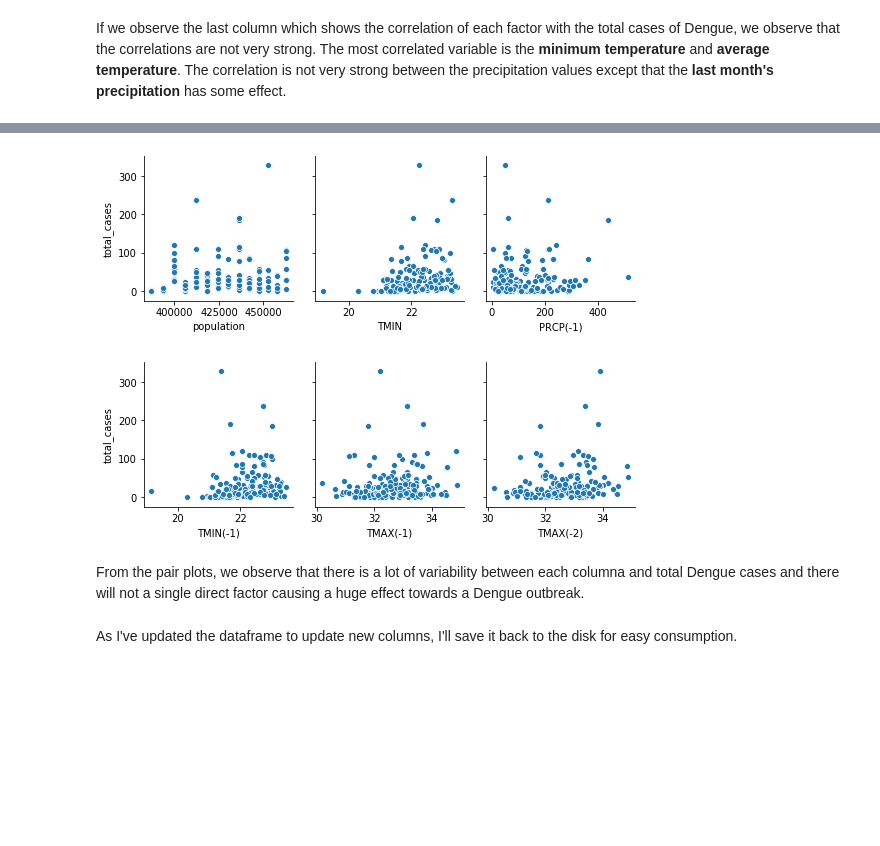
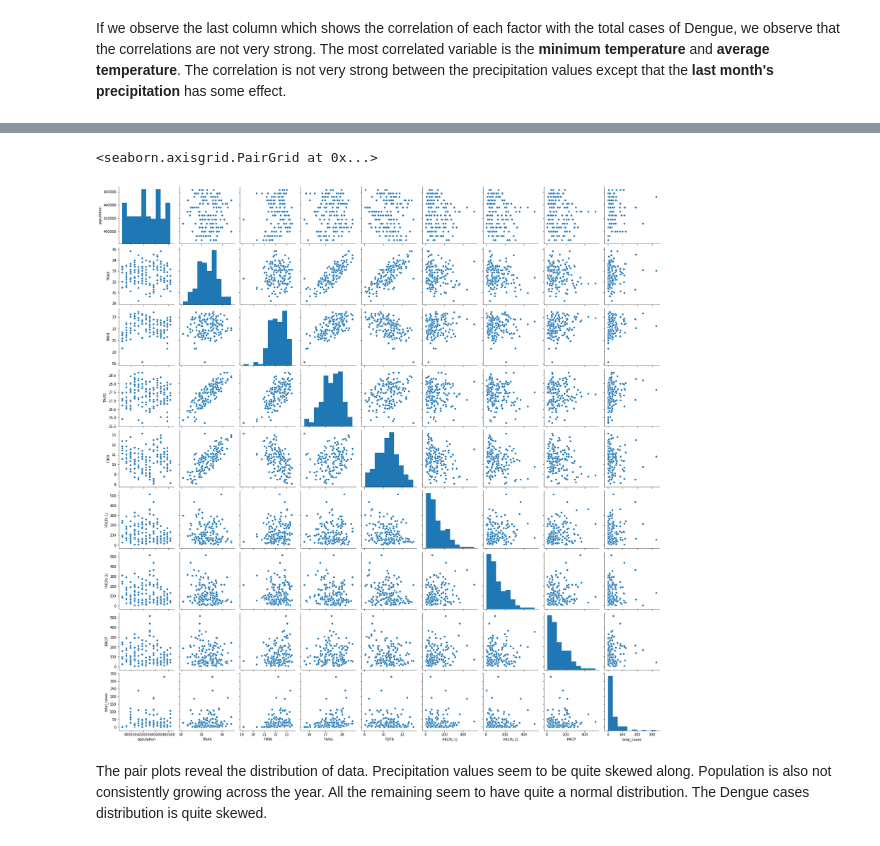
Before and after one commit to ITWSXInformatics/DengueSpreadInformationSystemDSIS, a Jupyter notebook: Data Analysis.ipynb, the cells around one changed output, grey strips where cells are left out. Saved outputs shown, nothing was run; the diff lists cells and outputs as text; code cells hidden in the pictures; blank space fills up the shorter version.

Commit message:
Do more analysis on the data and retrieve old dataframe

```diff
--- a/Data Analysis.ipynb
+++ b/Data Analysis.ipynb
@@ -119,2 +116,0 @@ The correlation for `TMIN` and `TAVG` could be attributed to they representing t
-# %%
-dataset = dataset.drop(['TDTR', 'TAVG', 'PRCP', 'PRCP(-2)'], axis = 1)
@@ -123,12 +116,0 @@ The correlation between the last month's precipitation is the strongest implying
-# %%
-tmin_1 = np.insert(np.array(dataset['TMIN'][:-1]), 0, 0)
-tmin_2 = np.insert(tmin_1[:-1], 0, 0)
-
-dataset['TMIN(-1)'] = tmin_1
-dataset['TMIN(-2)'] = tmin_2
-
-tmax_1 = np.insert(np.array(dataset['TMAX'][:-1]), 0, 0)
-tmax_2 = np.insert(tmax_1[:-1], 0, 0)
-
-dataset['TMAX(-1)'] = tmax_1
-dataset['TMAX(-2)'] = tmax_2
@@ -137,2 +116,0 @@ I'll ignore the first two rows as they are no longer useful.
-# %%
-dataset = dataset[2:].reset_index(drop = True)
@@ -149,14 +116,0 @@ I'll now drop all columns which I believe have very small correlation and are no
-# %%
-dataset = dataset.drop(['TMAX', 'TMIN(-2)'], axis = 1)
-# %%
-for i in range(0, len(dataset.columns), 4):
-    sns.pairplot(data=dataset,
-                x_vars=dataset.columns[i:i+3],
-                y_vars=['total_cases'])
-# %% [output]
-[figure, removed]
-[figure, removed]
-# %% [markdown]
-From the pair plots, we observe that there is a lot of variability between each columna and total Dengue cases and there will not a single direct factor causing a huge effect towards a Dengue outbreak.
-# %% [markdown]
-As I've updated the dataframe to update new columns, I'll save it back to the disk for easy consumption.
@@ -164,0 +117,7 @@ dataset.to_csv("data/iquitos/analyzed_data.csv", index = False)
+# %%
+sns.pairplot(dataset)
+# %% [output]
+<seaborn.axisgrid.PairGrid at 0x...>
+[figure, added]
+# %% [markdown]
+The pair plots reveal the distribution of data. Precipitation values seem to be quite skewed along. Population is also not consistently growing across the year. All the remaining seem to have quite a normal distribution. The Dengue cases distribution is quite skewed.
```
Also changed, not shown: parts of 6 cells of this notebook.
